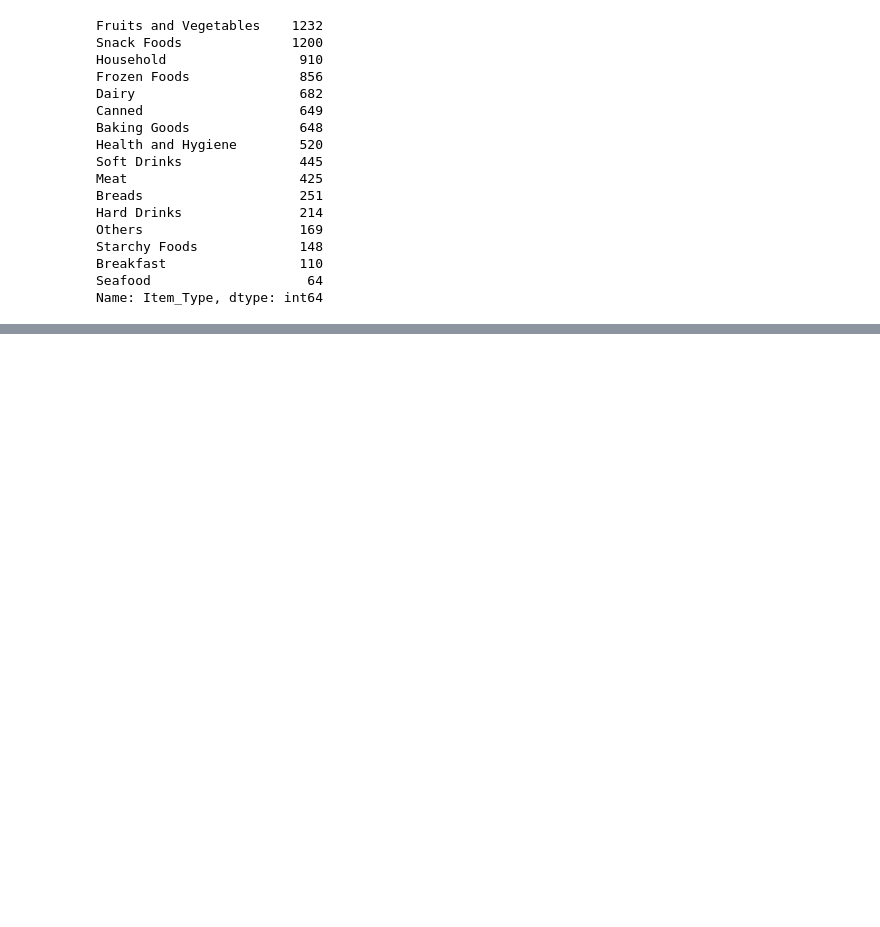
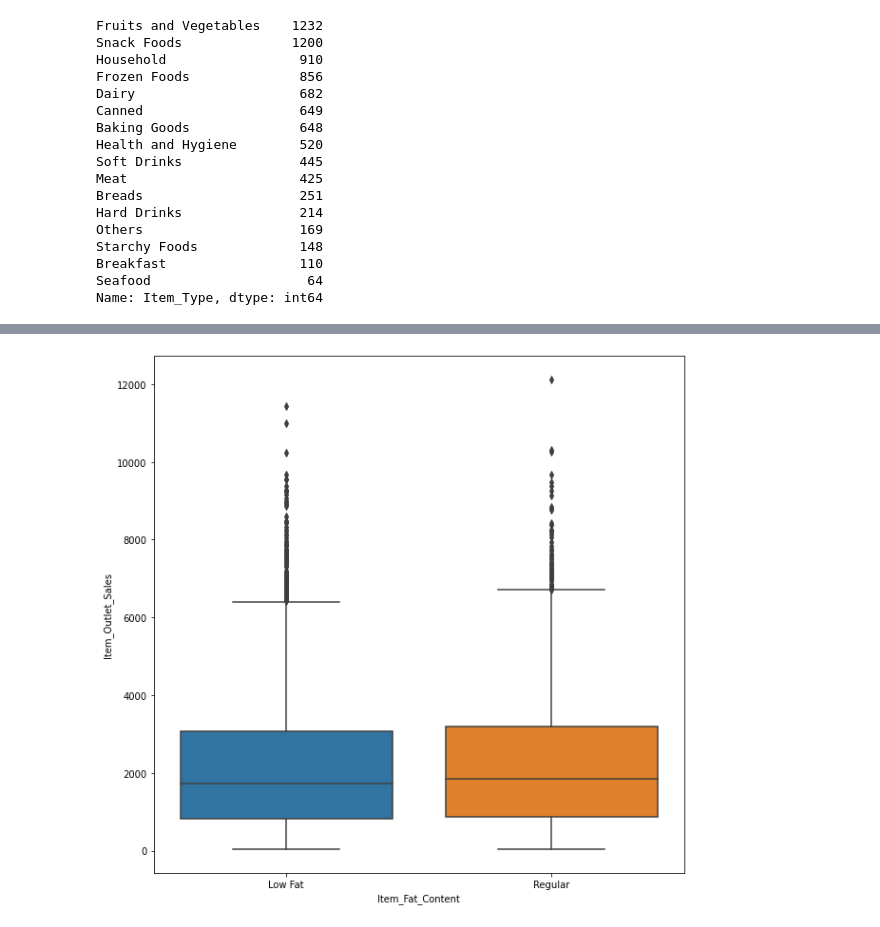
Before and after one commit to Devin-Peterson/food-sales-predictions, a Jupyter notebook: food_sales_predictions.ipynb, the cells around one changed output, grey strips where cells are left out. Saved outputs shown, nothing was run; the diff lists cells and outputs as text; code cells hidden in the pictures; blank space fills up the shorter version.

```diff
--- a/food_sales_predictions.ipynb
+++ b/food_sales_predictions.ipynb
@@ -233,0 +299,7 @@ Name: Item_Outlet_Sales, dtype: float64
+# %%
+#Comparing the relationship between the items fat content and the total sales to see if customers perfer to spend more of their hard earned money on the tasty fattier foods.
+plt.figure(figsize=(10,10));
+sns.boxplot(data=df, x='Item_Fat_Content', y='Item_Outlet_Sales');
+#We can see that these two plots are very similar, meaning that the total of sales are pretty similar despite one option being considered more healthy. The average outlet sales, quartiles, min, and max are nearly the same.
+# %% [output]
+[figure, added]
```
Also changed, not shown: parts of 15 cells of this notebook.
